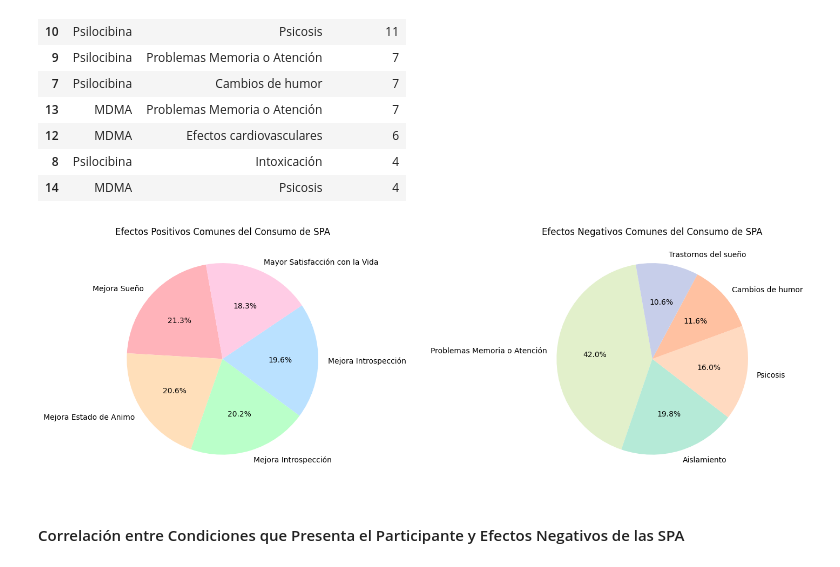
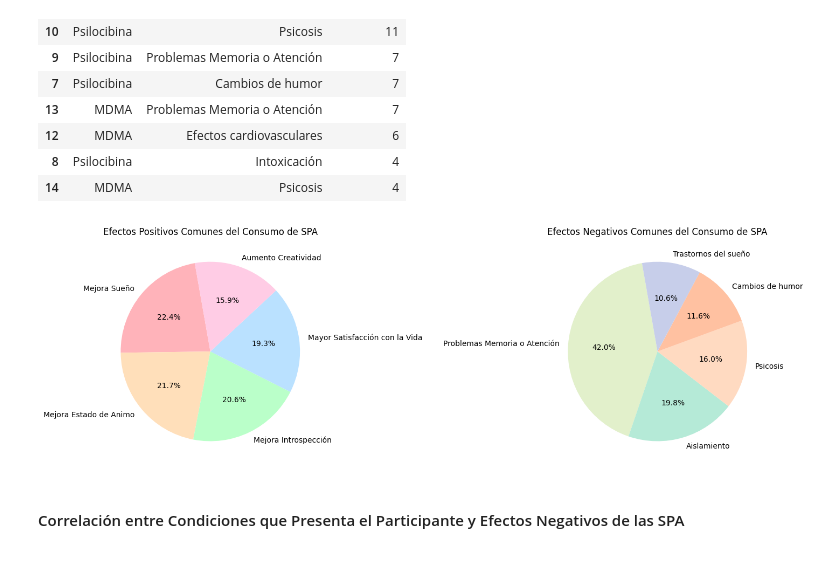
Before and after one commit to sofiarestrepol/PrediccionRiesgoSPA, a Jupyter notebook: EDA.ipynb, the cells around one changed output. Saved outputs shown, nothing was run; the diff lists cells and outputs as text; code cells hidden in the pictures.

```diff
--- a/EDA.ipynb
+++ b/EDA.ipynb
@@ -751,24 +751,26 @@ df_efectos_negativos.sort_values(by='Frecuencia', ascending=False)
 | 8 | Psilocibina | Intoxicación | 4 |
 | 14 | MDMA | Psicosis | 4 |
 # %%
+df_efectos_positivos = df_efectos_positivos.drop_duplicates(subset='Efecto Positivo')
+top_efectos_positivos = df_efectos_positivos.sort_values('Frecuencia', ascending=False).head(5)
+
 top_efectos_negativos = df_efectos_negativos.sort_values('Frecuencia', ascending=False).head(5)
-top_efectos_positivos = df_efectos_positivos.sort_values('Frecuencia', ascending=False).head(5)
 
 plt.figure(figsize=(15, 20))
 
 plt.subplot(1, 2, 1)
 plt.pie(top_efectos_positivos['Frecuencia'], labels=top_efectos_positivos['Efecto Positivo'], autopct='%1.1f%%', startangle=100, colors=colors)
 plt.title('Efectos Positivos Comunes del Consumo de SPA')
 
 plt.subplot(1, 2, 2)
 plt.pie(top_efectos_negativos['Frecuencia'], labels=top_efectos_negativos['Efecto Negativo'], autopct='%1.1f%%', startangle=100, colors=colors[::-1])
 plt.title('Efectos Negativos Comunes del Consumo de SPA')
 
 plt.subplots_adjust(wspace=3)
 plt.tight_layout()
 plt.show()
 # %% [output]
-[figure, old version]
+[figure, new version]
 # %% [markdown]
 #### Correlación entre Condiciones que Presenta el Participante y Efectos Negativos de las SPA
 # %%
```
Also changed, not shown: parts of 1 cell of this notebook, 3 other files.
